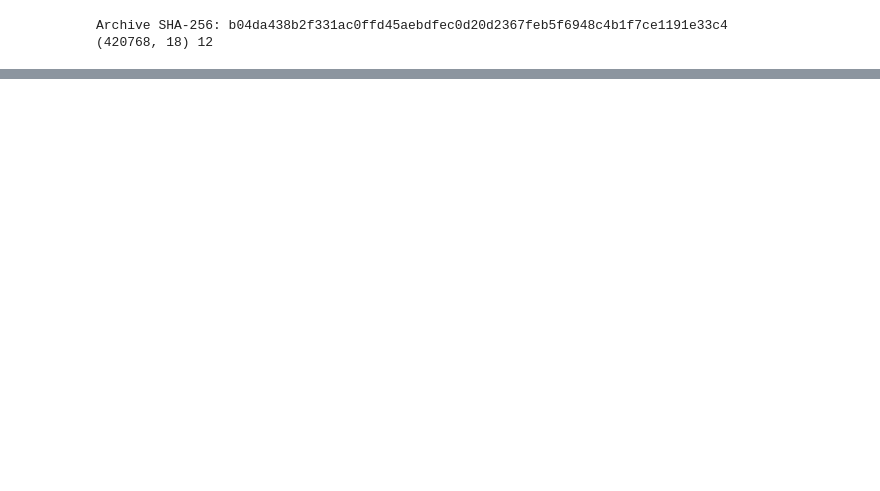
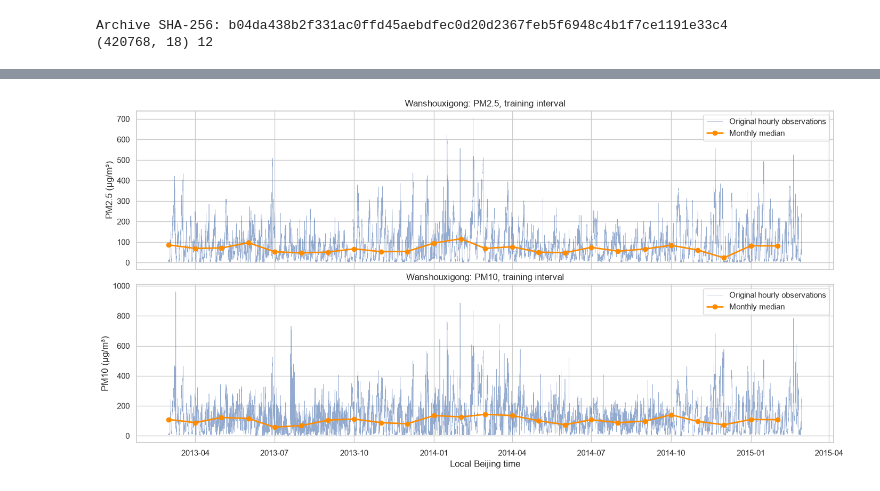
Before and after one commit to NgTHung/preprocessing, a Jupyter notebook: book/01_time_series_eda.ipynb, the cells around one changed output, grey strips where cells are left out. Saved outputs shown, nothing was run; the diff lists cells and outputs as text; code cells hidden in the pictures; blank space fills up the shorter version.

```diff
--- a/book/01_time_series_eda.ipynb
+++ b/book/01_time_series_eda.ipynb
@@ -117,2 +663,80 @@ A time plot helps identify patterns that later transformations must account for.
 # %%
-# TODO: Implement the method. Store metrics in named variables and print them.
+training_target_summary = train[TARGET_COLUMNS].describe().T
+monthly_medians = train[TARGET_COLUMNS].resample("MS").median()
+monthly_observed_counts = train[TARGET_COLUMNS].resample("MS").count()
+display(training_target_summary.round(2))
+display(monthly_medians.round(2))
+display(monthly_observed_counts)
+
+fig, axes = plt.subplots(2, 1, figsize=(14, 7), sharex=True, constrained_layout=True)
+for ax, target in zip(axes, TARGET_COLUMNS):
+    ax.plot(train.index, train[target], lw=0.45, alpha=0.6, label="Original hourly observations")
+    ax.plot(monthly_medians.index, monthly_medians[target], "o-", color="darkorange", lw=2, label="Monthly median")
+    ax.set(title=f"{SELECTED_STATION}: {target}, training interval", ylabel=f"{target} (µg/m³)")
+    ax.legend(loc="upper right")
+axes[-1].set_xlabel("Local Beijing time")
+plt.show()
+
+calendar_keys = {"hour": train.index.hour, "weekday": train.index.dayofweek, "month": train.index.month}
+calendar_profiles = {}
+fig, axes = plt.subplots(2, 3, figsize=(15, 7), constrained_layout=True)
+for row, target in enumerate(TARGET_COLUMNS):
+    for col, (period, key) in enumerate(calendar_keys.items()):
+        grouped = train[target].groupby(key)
+        profile = grouped.agg(count="count", median="median")
+        profile["q25"] = grouped.quantile(0.25)
+        profile["q75"] = grouped.quantile(0.75)
+        calendar_profiles[(target, period)] = profile
+        ax = axes[row, col]
+        ax.plot(profile.index, profile["median"], "o-", label="Median")
+        ax.fill_between(profile.index, profile["q25"], profile["q75"], alpha=0.2, label="Observed IQR")
+        ax.set(title=f"{target}: {period} profile", xlabel=period, ylabel="µg/m³")
+        if period == "weekday":
+            ax.set_xticks(range(7), ["Mon", "Tue", "Wed", "Thu", "Fri", "Sat", "Sun"])
+        if period == "month":
+            ax.set_xticks(range(1, 13))
+        if period == "hour":
+            ax.set_xticks(range(0, 24, 3))
+        if col == 0:
+            ax.legend()
+plt.show()
+calendar_profile_table = pd.concat(calendar_profiles, names=["target", "period", "position"])
+display(calendar_profile_table.round(2))
+
+# Each training year runs March to February, so both contain one full annual cycle.
+SECOND_YEAR_START = VALIDATION_START - pd.DateOffset(years=1)
+training_year = pd.Series(
+    np.where(train.index < SECOND_YEAR_START, "year_1", "year_2"), index=train.index, name="training_year"
+)
+component_summary = pd.DataFrame(
+    {
+        target: {
+            "year_1_median": train[target].loc[training_year.eq("year_1")].median(),
+            "year_2_median": train[target].loc[training_year.eq("year_2")].median(),
+            "pooled_iqr": train[target].quantile(0.75) - train[target].quantile(0.25),
+            # diff() on the hourly grid is NaN unless both adjacent hours are observed.
+            "median_abs_hourly_change": train[target].diff().abs().median(),
+            "hourly_change_pairs": int(train[target].diff().notna().sum()),
+        }
+        for target in TARGET_COLUMNS
+    }
+).T
+calendar_effect_rows = []
+for target in TARGET_COLUMNS:
+    for period, key in calendar_keys.items():
+        profile = calendar_profiles[(target, period)]
+        by_year = train[target].groupby([training_year, key]).median().unstack("training_year")
+        calendar_effect_rows.append(
+            {
+                "target": target, "period": period,
+                "median_range": profile["median"].max() - profile["median"].min(),
+                "range_to_pooled_iqr": (profile["median"].max() - profile["median"].min())
+                / component_summary.loc[target, "pooled_iqr"],
+                "median_within_group_iqr": (profile["q75"] - profile["q25"]).median(),
+                "between_year_profile_correlation": by_year["year_1"].corr(by_year["year_2"]),
+            }
+        )
+calendar_effect_summary = pd.DataFrame(calendar_effect_rows).set_index(["target", "period"])
+display(component_summary.round(2))
+display(calendar_effect_summary.round(3))
+# %% [output]
@@ -118,0 +782 @@ A time plot helps identify patterns that later transformations must account for.
+[figure, added]
```
Also changed, not shown: parts of 33 cells of this notebook, 8 other files.
